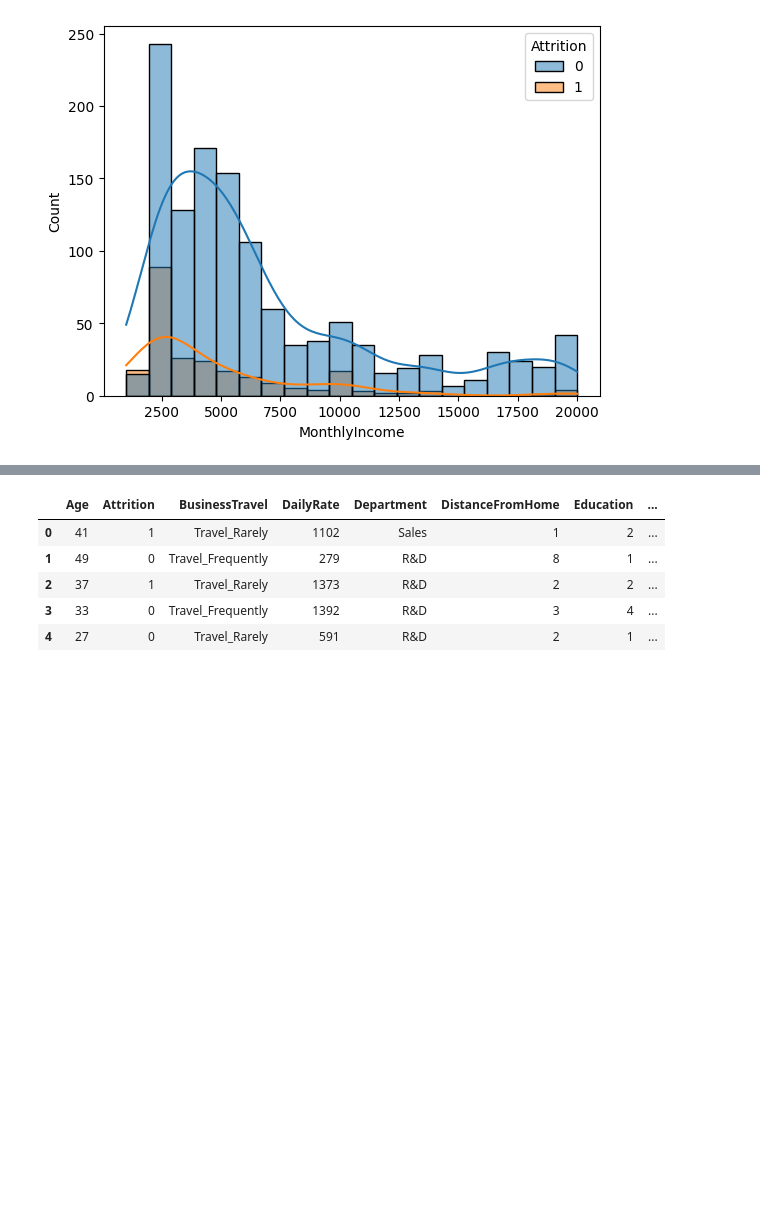
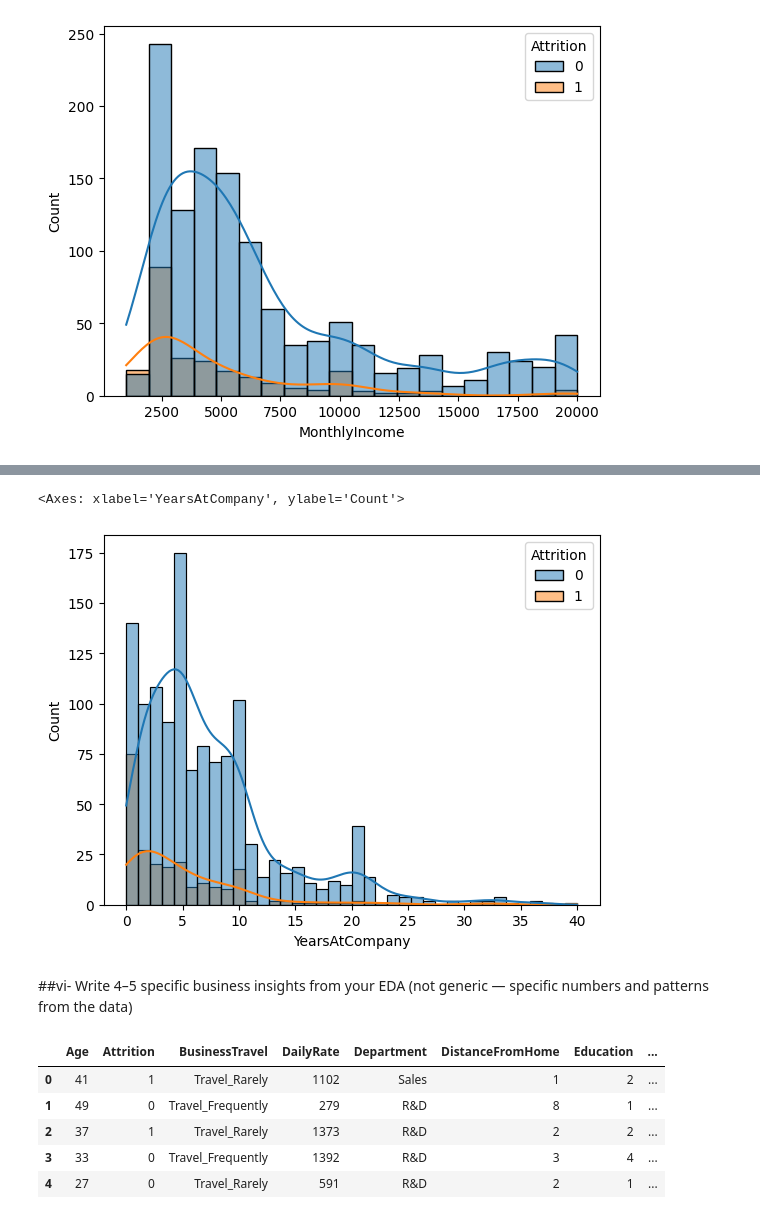
Before and after one commit to Optimus0205/Employee-Attrition, a Jupyter notebook: Project_2_Employee_Attrition_Prediction.ipynb, the cells around one changed output, grey strips where cells are left out. Saved outputs shown, nothing was run; the diff lists cells and outputs as text; code cells hidden in the pictures; blank space fills up the shorter version.

```diff
--- a/Project_2_Employee_Attrition_Prediction.ipynb
+++ b/Project_2_Employee_Attrition_Prediction.ipynb
@@ -333,3 +415,10 @@ sns.histplot(data=df, x='MonthlyIncome', hue='Attrition', kde=True)
+# %%
+sns.histplot(data=df,x='YearsAtCompany',hue='Attrition',kde=True)
+# %% [output]
+<Axes: xlabel='YearsAtCompany', ylabel='Count'>
+[figure, added]
+# %% [markdown]
+##vi- Write 4–5 specific business insights from your EDA (not generic — specific numbers and patterns from the data)
 # %%
 df.head()
 # %% [output]
```
Also changed, not shown: parts of 84 cells of this notebook.
